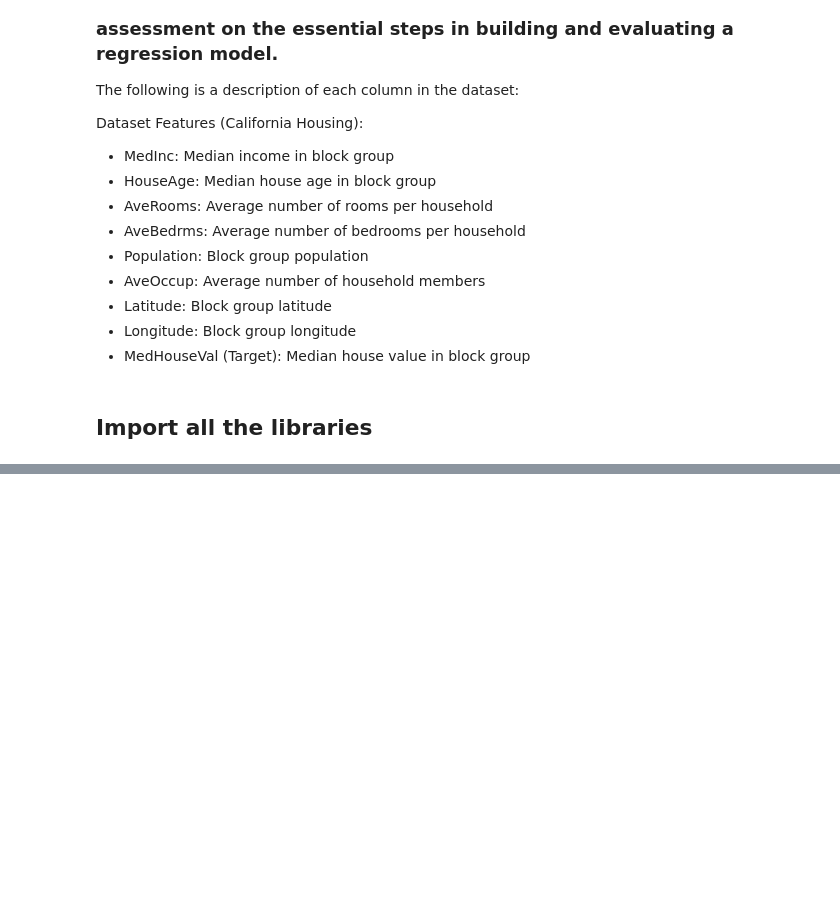
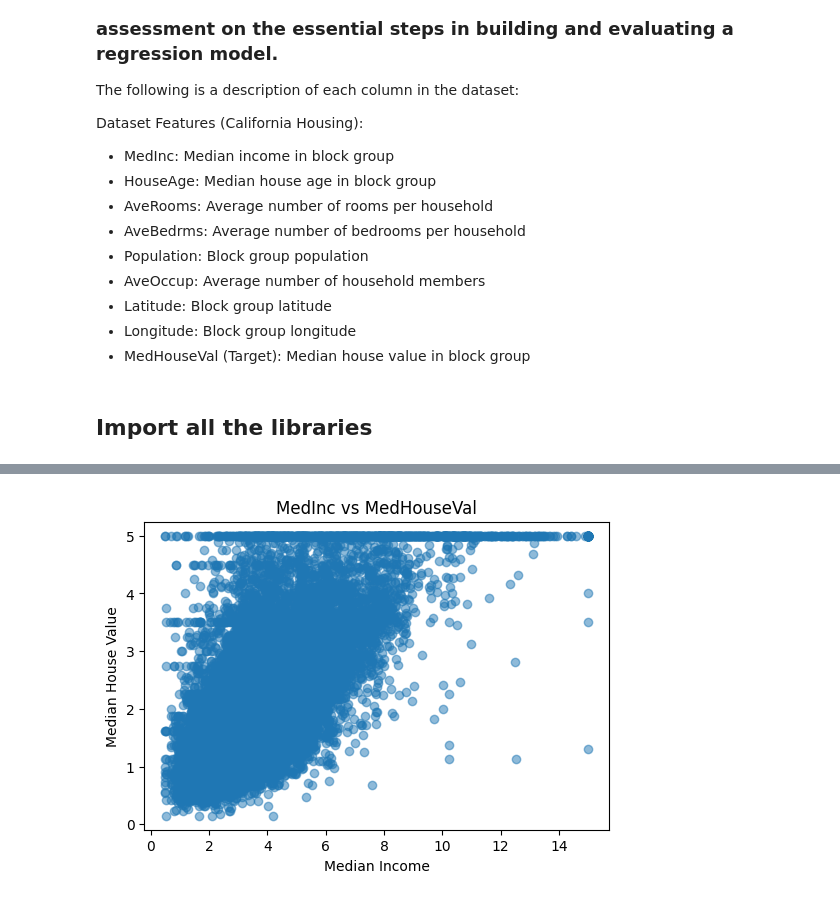
Before and after one commit to Afnanmadi/Assignments, a Jupyter notebook: lesson6/Lesson_6_ml_basic_assignment.ipynb, the cells around one changed output, grey strips where cells are left out. Saved outputs shown, nothing was run; the diff lists cells and outputs as text; code cells hidden in the pictures; blank space fills up the shorter version.

```diff
--- a/lesson6/Lesson_6_ml_basic_assignment.ipynb
+++ b/lesson6/Lesson_6_ml_basic_assignment.ipynb
@@ -142,0 +46,4 @@ from sklearn.metrics import mean_squared_error, r2_score
+# %%
+data = fetch_california_housing()
+df = pd.DataFrame(data.data, columns=data.feature_names)
+df['MedHouseVal'] = data.target
@@ -142,0 +95,10 @@ from sklearn.metrics import mean_squared_error, r2_score
+# %%
+#Visualize the data. Create scatter plots to see the relationship between independent features and the target variable (MedHouseVal).
+plt.figure(figsize=(6, 4))
+plt.scatter(df['MedInc'], df['MedHouseVal'], alpha=0.5)
+plt.title('MedInc vs MedHouseVal')
+plt.xlabel('Median Income')
+plt.ylabel('Median House Value')
+plt.show()
+# %% [output]
+[figure, added]
```
Also changed, not shown: parts of 18 cells of this notebook.
